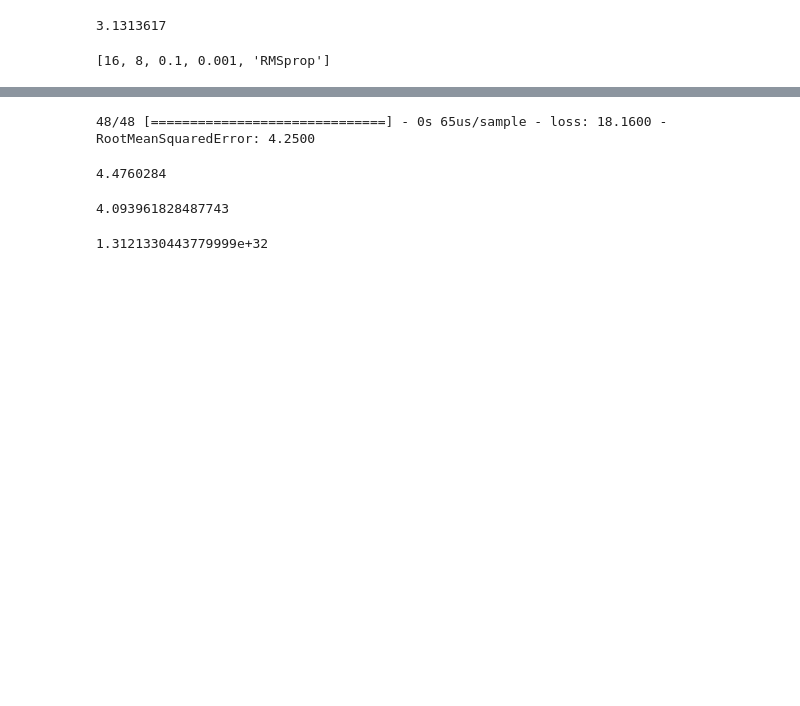
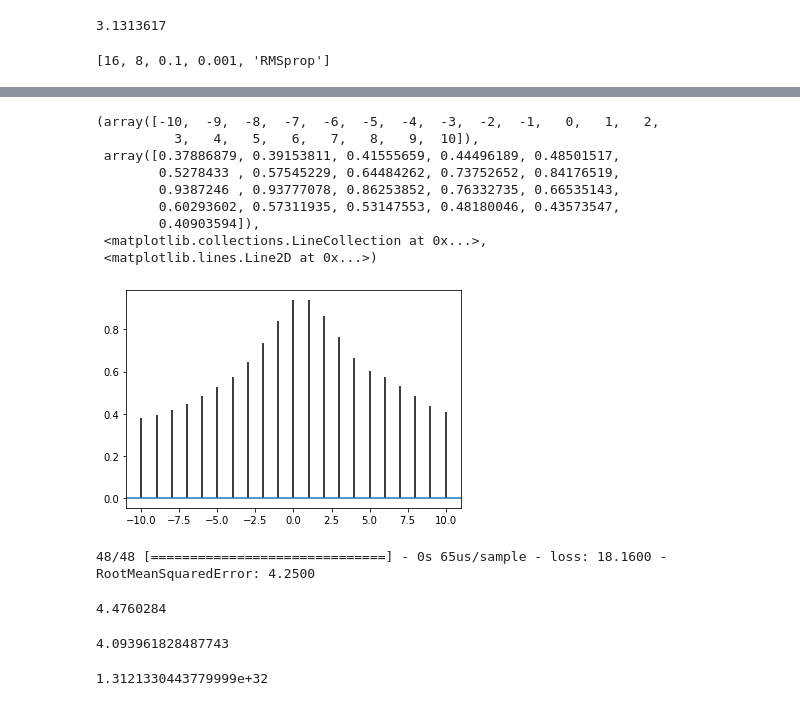
Before and after one commit to alchemist5617/timeseries-networks, a Jupyter notebook: Extremes Predection TF.ipynb, the cells around one changed output, grey strips where cells are left out. Drawn from its saved outputs; the diff is of its cells as text; code cells hidden in the pictures; blank space fills up the shorter version.

```diff
--- a/Extremes Predection TF.ipynb
+++ b/Extremes Predection TF.ipynb
@@ -439,3 +451,16 @@ plt.ylim((0,20))
+# %%
+plt.xcorr(predictions,y_test)
+# %% [output]
+(array([-10,  -9,  -8,  -7,  -6,  -5,  -4,  -3,  -2,  -1,   0,   1,   2,
+          3,   4,   5,   6,   7,   8,   9,  10]),
+ array([0.37886879, 0.39153811, 0.41555659, 0.44496189, 0.48501517,
+        0.5278433 , 0.57545229, 0.64484262, 0.73752652, 0.84176519,
+        0.9387246 , 0.93777078, 0.86253852, 0.76332735, 0.66535143,
+        0.60293602, 0.57311935, 0.53147553, 0.48180046, 0.43573547,
+        0.40903594]),
+ <matplotlib.collections.LineCollection at 0x...>,
+ <matplotlib.lines.Line2D at 0x...>)
+[figure, added]
 # %%
 model = tf.keras.Sequential([
     tf.keras.layers.InputLayer(input_shape = x_train.shape[1]),
```
Also changed, not shown: parts of 5 cells of this notebook, 5 other files.
